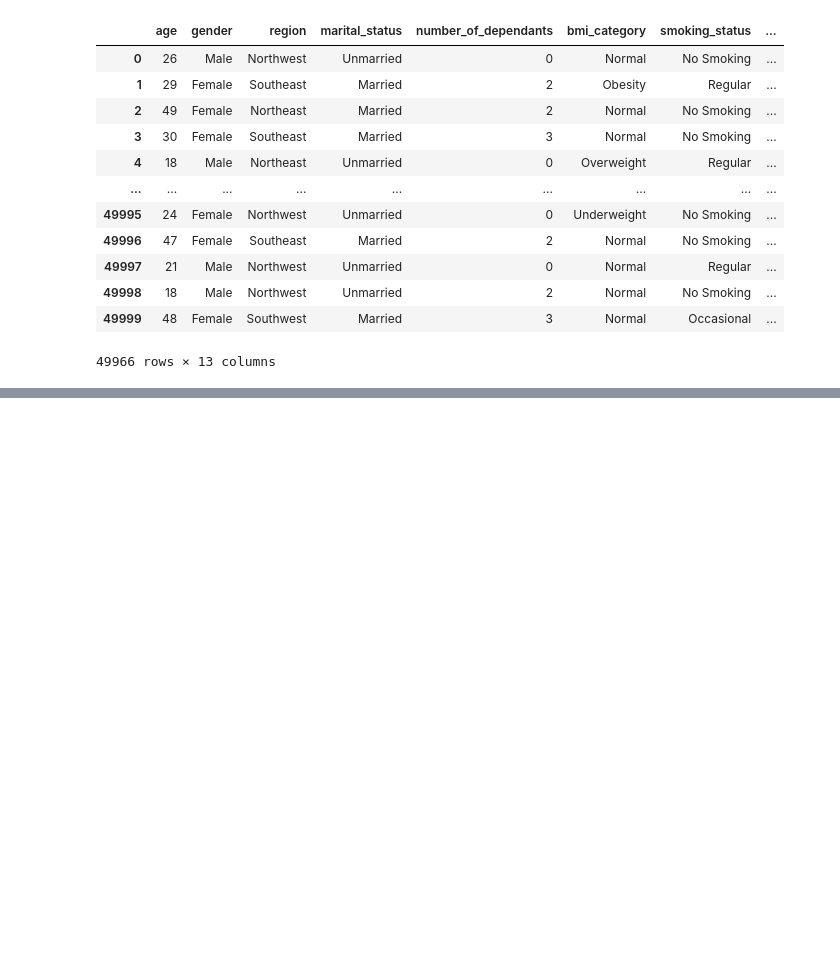
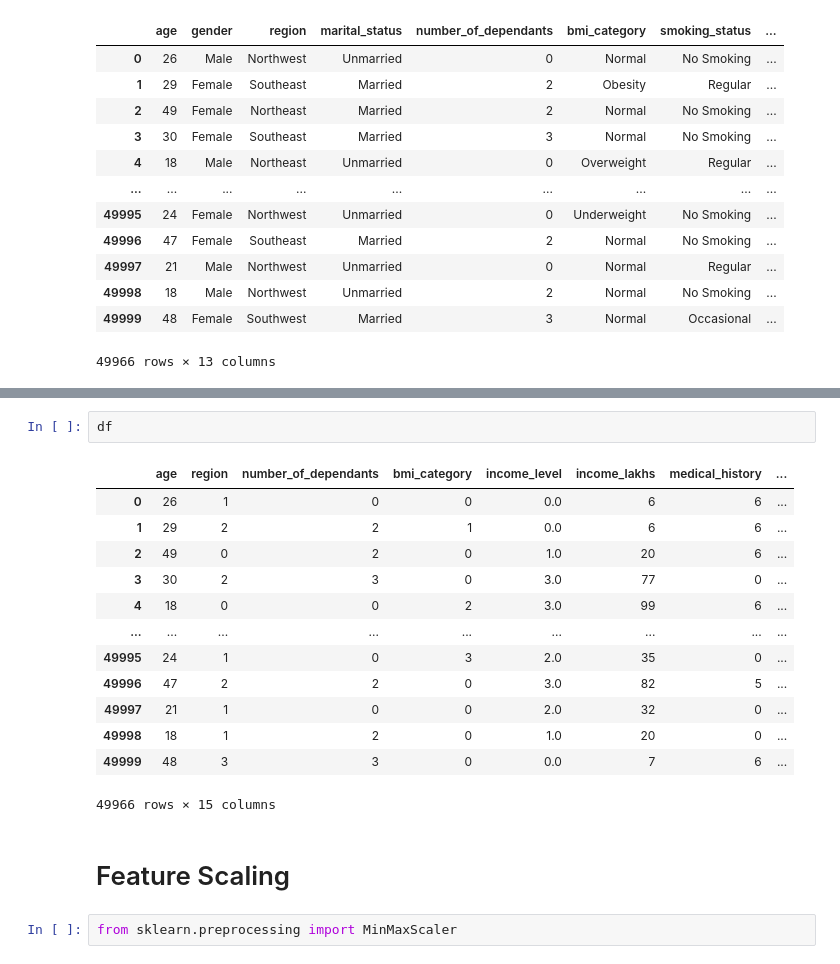
Before and after one commit to puneet-cs/DS17-ML-Project, a Jupyter notebook: Step1_EDA_DS17.ipynb, the cells around one changed output, grey strips where cells are left out. Drawn from its saved outputs; the diff is of its cells as text; blank space fills up the shorter version.

```diff
--- a/Step1_EDA_DS17.ipynb
+++ b/Step1_EDA_DS17.ipynb
@@ -472,0 +555,20 @@ df
+# %%
+df
+# %% [output]
+|  | age | region | number_of_dependants | bmi_category | income_level | income_lakhs | medical_history | ... |
+| 0 | 26 | 1 | 0 | 0 | 0.0 | 6 | 6 | ... |
+| 1 | 29 | 2 | 2 | 1 | 0.0 | 6 | 6 | ... |
+| 2 | 49 | 0 | 2 | 0 | 1.0 | 20 | 6 | ... |
+| 3 | 30 | 2 | 3 | 0 | 3.0 | 77 | 0 | ... |
+| 4 | 18 | 0 | 0 | 2 | 3.0 | 99 | 6 | ... |
+| ... | ... | ... | ... | ... | ... | ... | ... | ... |
+| 49995 | 24 | 1 | 0 | 3 | 2.0 | 35 | 0 | ... |
+| 49996 | 47 | 2 | 2 | 0 | 3.0 | 82 | 5 | ... |
+| 49997 | 21 | 1 | 0 | 0 | 2.0 | 32 | 0 | ... |
+| 49998 | 18 | 1 | 2 | 0 | 1.0 | 20 | 0 | ... |
+| 49999 | 48 | 3 | 3 | 0 | 0.0 | 7 | 6 | ... |
+49966 rows × 15 columns
+# %% [markdown]
+# Feature Scaling
+# %%
+from sklearn.preprocessing import MinMaxScaler
```
Also changed, not shown: parts of 21 cells of this notebook.
